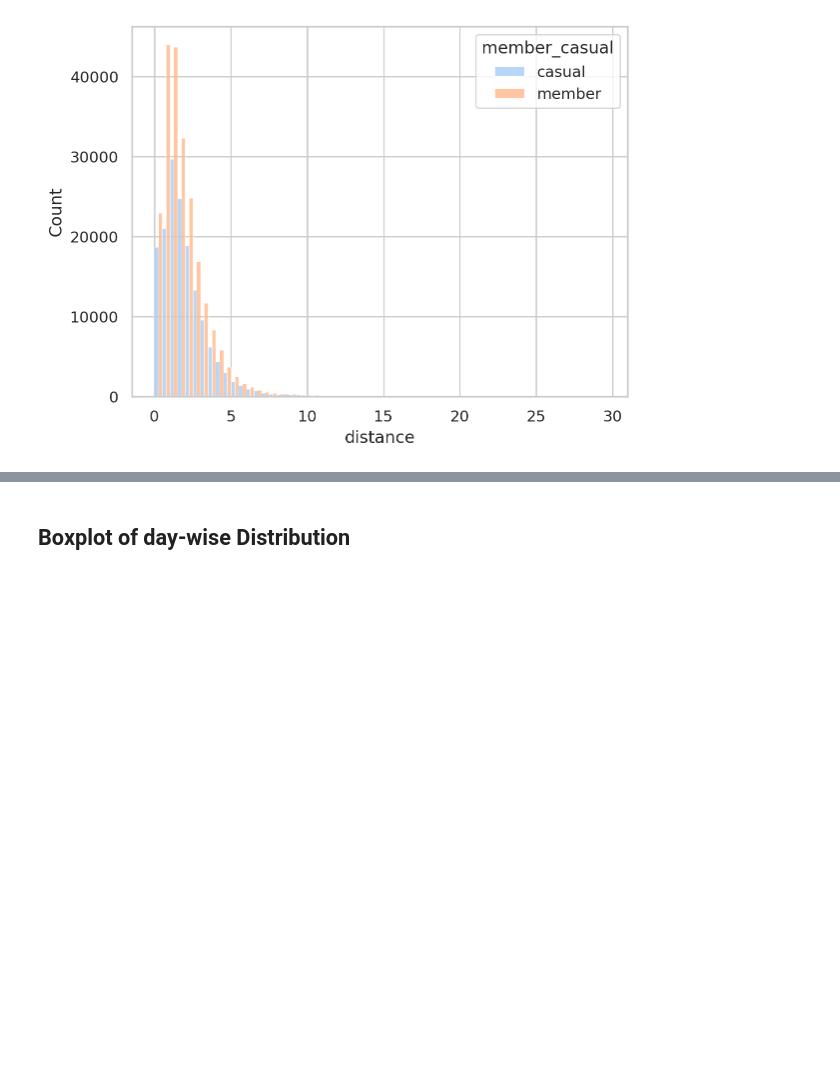
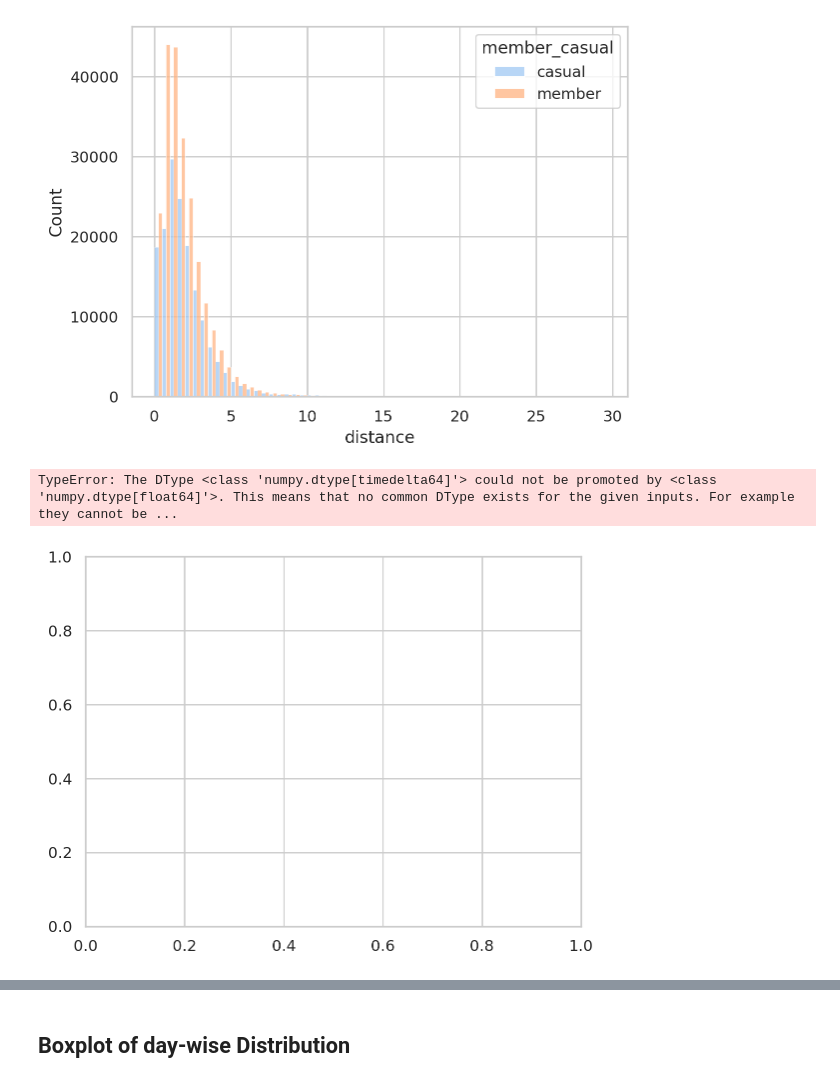
Before and after one commit to sian0x0/CA-data-science, a Jupyter notebook: 1-3/Capital Bike Share - Trip History EDA.ipynb, the cells around one changed output, grey strips where cells are left out. Saved outputs shown, nothing was run; the diff lists cells and outputs as text; code cells hidden in the pictures; blank space fills up the shorter version.

Commit message:
more exploration, fixing datetime objects

```diff
--- a/1-3/Capital Bike Share - Trip History EDA.ipynb
+++ b/1-3/Capital Bike Share - Trip History EDA.ipynb
@@ -356,9 +385,4 @@ display(df_2023_04)
 389243 rows × 15 columns
 # %%
 #filter journeys of 0 net distance AND time less than 5 minutes (300s), to exclude only false starts but not round trips
-df_fs = (df_2023_04[(df_2023_04.distance == 0) & (df_2023_04.elapsed < 300)])
-display(df_fs)
-
-#exclude these journeys
-df_2023_04_nfs = df_2023_04.drop(df_fs.index)
-df_2023_04_nfs
+t_threshold = datetime.timedelta(minutes = 5)
@@ -391,0 +389,4 @@ df_2023_04_nfs
+# %%
+df_fs = (df_2023_04[(df_2023_04.distance == 0) & (df_2023_04.elapsed < t_threshold)])
+#display(df_fs)
+df_fs.elapsed.describe()
@@ -397,3 +426,9 @@ sns.histplot(data=df_2023_04_nfs, x='distance', binwidth=0.5, hue='member_casual
 # %% [output]
 <Axes: xlabel='distance', ylabel='Count'>
 [figure]
+# %%
+# plot journey elapsed time, excluding false starts, by member status
+g_hour_elap = sns.scatterplot(data=df_2023_04_nfs, x='elapsed', y='distance', hue='member_casual', multiple="dodge")
+# %% [output]
+TypeError: The DType <class 'numpy.dtype[timedelta64]'> could not be promoted by <class 'numpy.dtype[float64]'>. This means that no common DType exists for the given inputs. For example they cannot be ...
+[figure, added]
```
Also changed, not shown: parts of 25 cells of this notebook, 1 other file.
